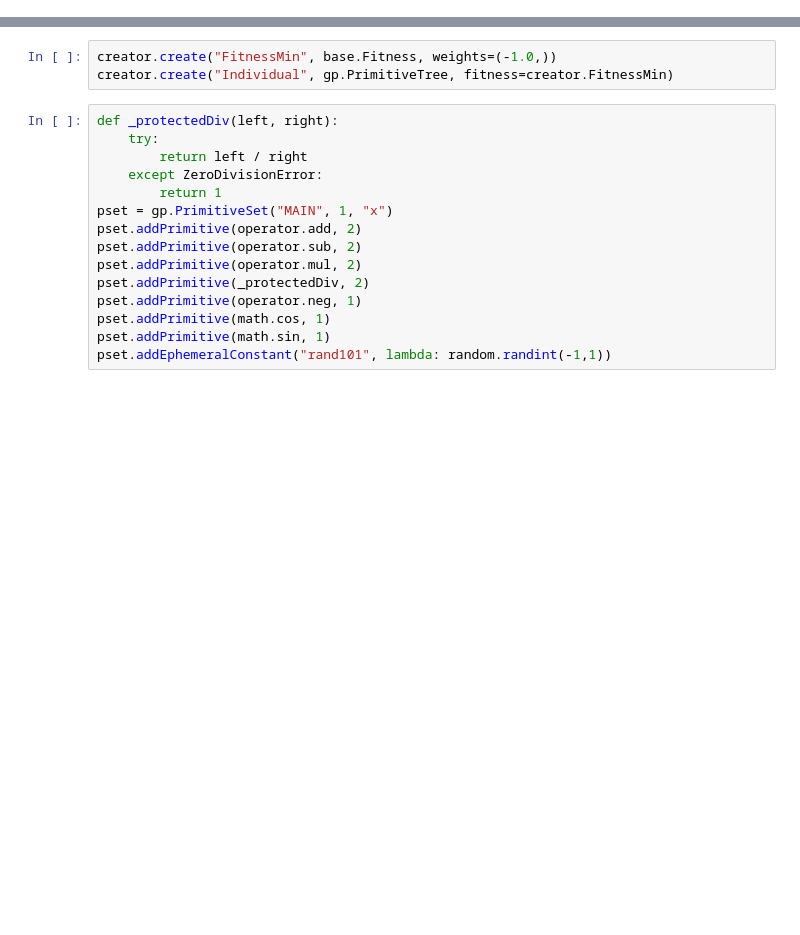
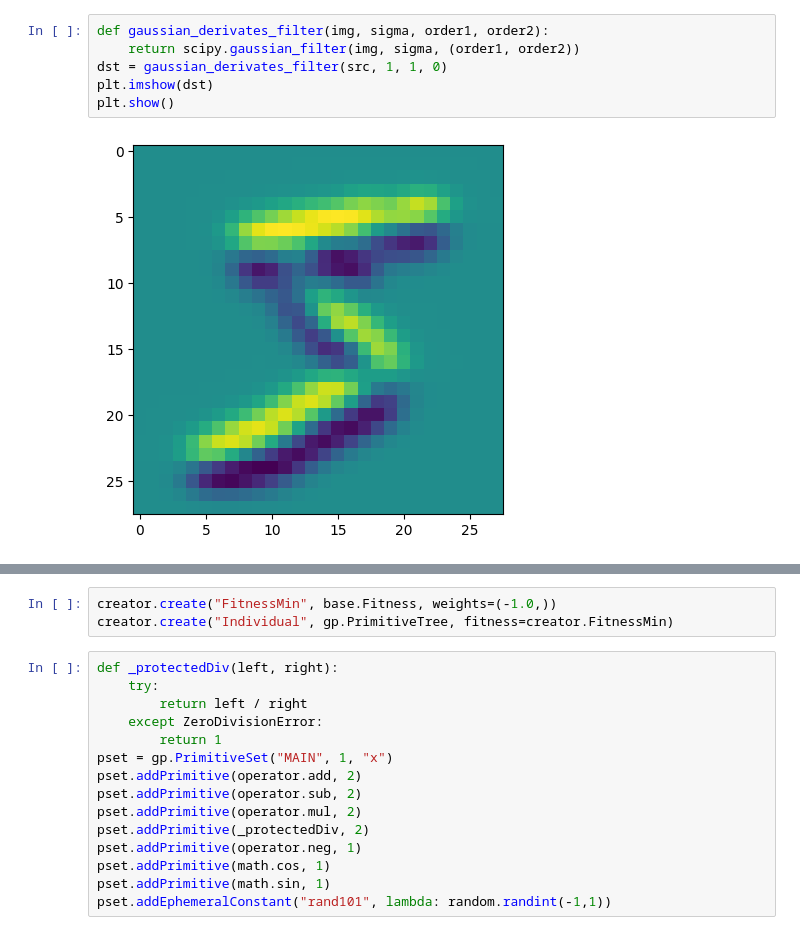
Before and after one commit to brunus-reberes/fl-exp, a Jupyter notebook: src/image_classification.ipynb, the cells around one changed output, grey strips where cells are left out. Cells and saved outputs as stored; diff of their text form; blank space fills up the shorter version.

```diff
--- a/src/image_classification.ipynb
+++ b/src/image_classification.ipynb
@@ -30,0 +33,8 @@ plt.show()
+# %%
+def gaussian_derivates_filter(img, sigma, order1, order2):
+    return scipy.gaussian_filter(img, sigma, (order1, order2))
+dst = gaussian_derivates_filter(src, 1, 1, 0)
+plt.imshow(dst)
+plt.show()
+# %% [output]
+[figure, added]
```
Also changed, not shown: parts of 27 cells of this notebook.
